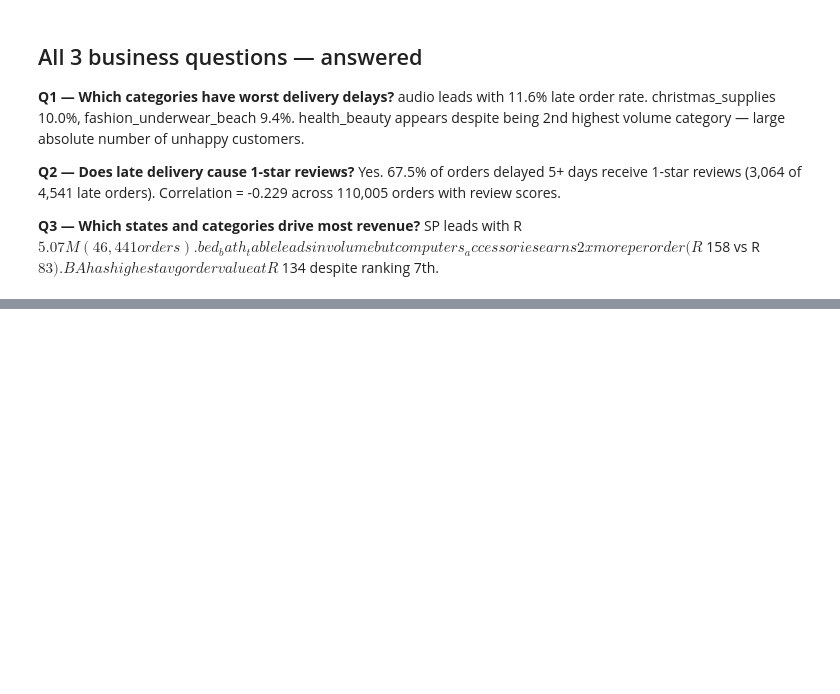
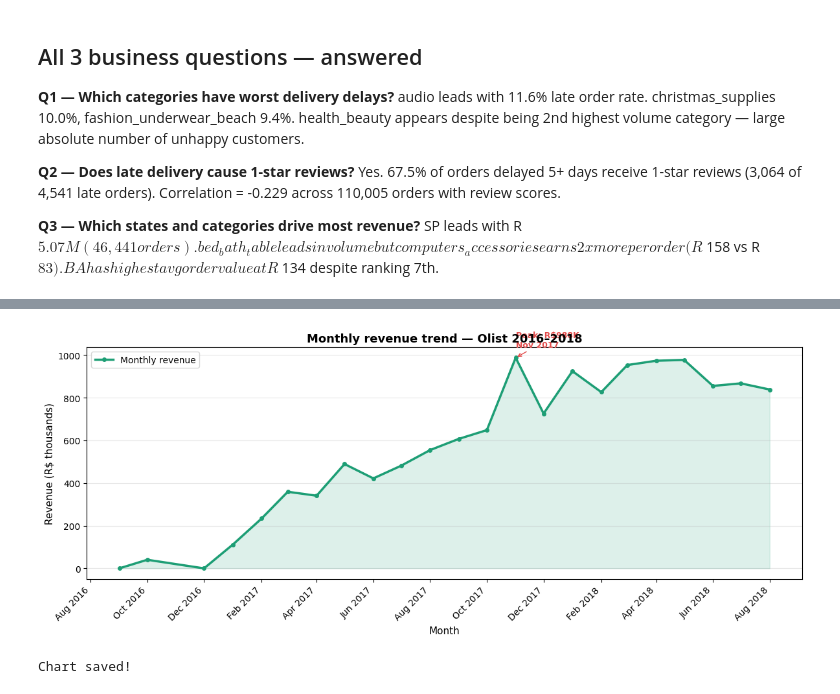
Before and after one commit to ragasree123/olist-ecommerce-analysis, a Jupyter notebook: notebooks/01_olist_week1_analysis.ipynb, the cells around one changed output, grey strips where cells are left out. Cells and saved outputs as stored; diff of their text form; code cells hidden in the pictures; blank space fills up the shorter version.

Commit message:
monthly revenue trend, 3-metric chart, MoM growth analysis

```diff
--- a/notebooks/01_olist_week1_analysis.ipynb
+++ b/notebooks/01_olist_week1_analysis.ipynb
@@ -1065,0 +1114,44 @@ BA has highest avg order value at R$134 despite ranking 7th.
+# %%
+fig, ax = plt.subplots(figsize=(12, 5))
+
+# Revenue line
+ax.plot(monthly['date'], monthly['total_revenue'] / 1000,
+        color='#1D9E75', linewidth=2.5, marker='o',
+        markersize=4, label='Monthly revenue')
+
+# Fill under the line
+ax.fill_between(monthly['date'],
+                monthly['total_revenue'] / 1000,
+                alpha=0.15, color='#1D9E75')
+
+# Find and annotate the peak month
+peak_idx = monthly['total_revenue'].idxmax()
+peak_date = monthly.loc[peak_idx, 'date']
+peak_rev = monthly.loc[peak_idx, 'total_revenue']
+
+ax.annotate(f'Peak: R${peak_rev/1000:.0f}K\n{peak_date.strftime("%b %Y")}',
+            xy=(peak_date, peak_rev/1000),
+            xytext=(peak_date, peak_rev/1000 + 50),
+            fontsize=9,
+            arrowprops=dict(arrowstyle='->', color='#E24B4A'),
+            color='#E24B4A', fontweight='bold')
+
+# Format x axis as dates
+ax.xaxis.set_major_formatter(mdates.DateFormatter('%b %Y'))
+ax.xaxis.set_major_locator(mdates.MonthLocator(interval=2))
+plt.xticks(rotation=45, ha='right')
+
+ax.set_xlabel('Month', fontsize=11)
+ax.set_ylabel('Revenue (R$ thousands)', fontsize=11)
+ax.set_title('Monthly revenue trend — Olist 2016–2018',
+             fontsize=13, fontweight='bold')
+ax.legend(fontsize=10)
+ax.grid(axis='y', alpha=0.3)
+plt.tight_layout()
+plt.savefig(r'E:\NILE TECH\DataAnalyst90Days\Phase1_Olist\images\monthly_revenue_trend.png',
+            dpi=150, bbox_inches='tight')
+plt.show()
+print("Chart saved!")
+# %% [output]
+[figure, added]
+Chart saved!
```
Also changed, not shown: parts of 5 cells of this notebook, 2 other files.
